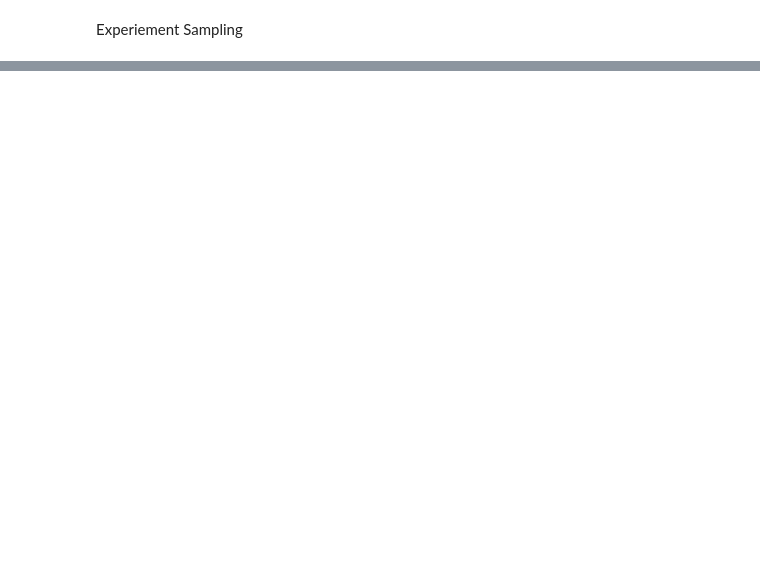
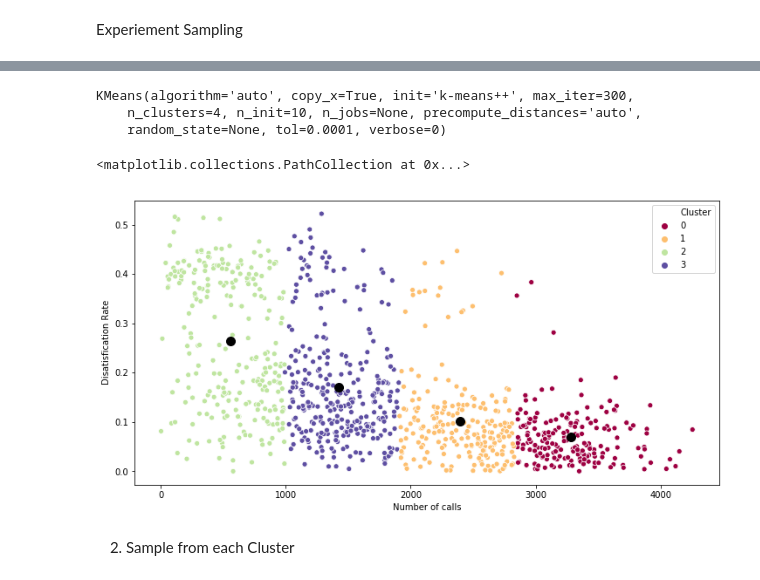
Before and after one commit to double-tea-l/AB-Testing, a Jupyter notebook: sampling.ipynb, the cells around one changed output, grey strips where cells are left out. Drawn from its saved outputs; the diff is of its cells as text; code cells hidden in the pictures; blank space fills up the shorter version.

```diff
--- a/sampling.ipynb
+++ b/sampling.ipynb
@@ -352,0 +184,5 @@ Control and treatment groups have similar mean and stdev, p value of t-test is 0
+# %%
+kmeans = KMeans(n_clusters = 4)
+y_kmeans = kmeans.fit(data)
+predict = kmeans.predict(data)
+df_agent['Cluster'] = pd.Series(predict, index = df_agent.index)
@@ -352,0 +207,13 @@ Control and treatment groups have similar mean and stdev, p value of t-test is 0
+# %%
+y_kmeans
+# %% [output]
+KMeans(algorithm='auto', copy_x=True, init='k-means++', max_iter=300,
+    n_clusters=4, n_init=10, n_jobs=None, precompute_distances='auto',
+    random_state=None, tol=0.0001, verbose=0)
+# %%
+plt.figure(figsize=(12,6))
+sns.scatterplot(data = df_agent, x = "Number of calls", y = "Disatisfication Rate", hue = "Cluster",legend= "full", palette="Spectral")
+plt.scatter(kmeans.cluster_centers_[:, 0], kmeans.cluster_centers_[:, 1], s=100, c='black', label = 'Centroids')
+# %% [output]
+<matplotlib.collections.PathCollection at 0x...>
+[figure, added]
@@ -352,0 +232,2 @@ Control and treatment groups have similar mean and stdev, p value of t-test is 0
+# %% [markdown]
+2. Sample from each Cluster
```
Also changed, not shown: parts of 71 cells of this notebook, 5 other files.
